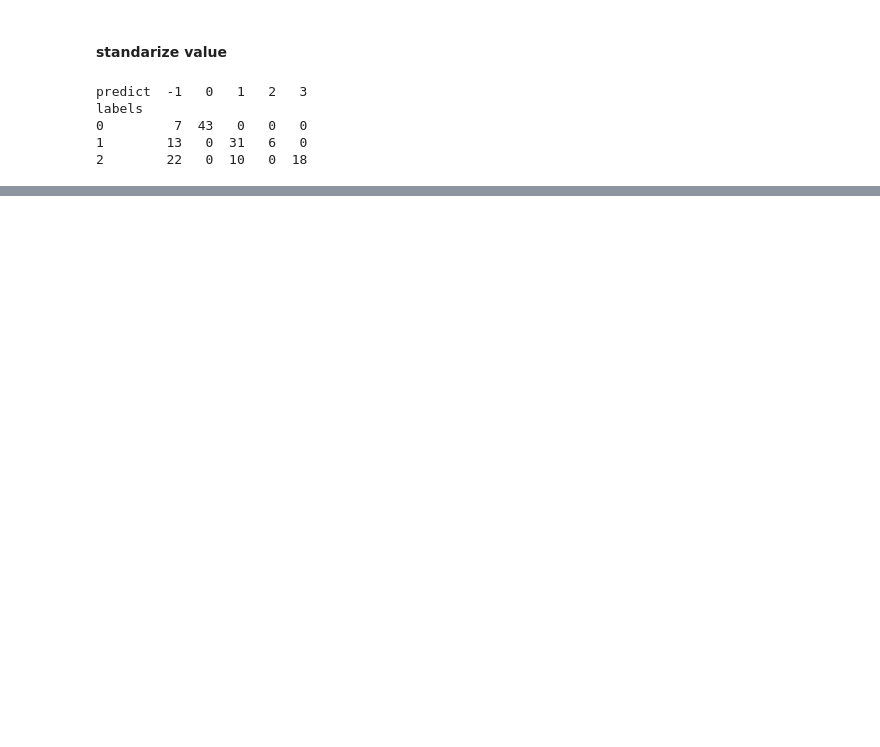
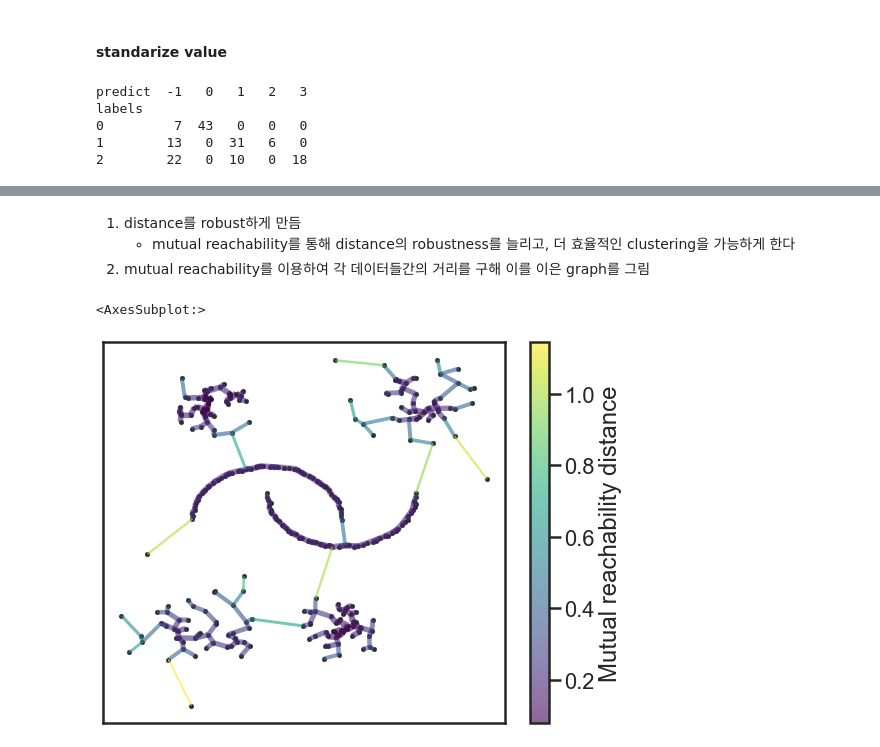
Before and after one commit to Jung-jieun/blog, a Jupyter notebook: DBSCAN.ipynb, the cells around one changed output, grey strips where cells are left out. Saved outputs shown, nothing was run; the diff lists cells and outputs as text; code cells hidden in the pictures; blank space fills up the shorter version.

```diff
--- a/DBSCAN.ipynb
+++ b/DBSCAN.ipynb
@@ -111,0 +154,10 @@ labels
+# %% [markdown]
+1. distance를 robust하게 만듬
+    - mutual reachability를 통해 distance의 robustness를 늘리고, 더 효율적인 clustering을 가능하게 한다
+2. mutual reachability를 이용하여 각 데이터들간의 거리를 구해 이를 이은 graph를 그림
+# %%
+clusterer.minimum_spanning_tree_.plot(edge_cmap='viridis', edge_alpha=0.6, node_size=10, edge_linewidth=2)
+# distance(mutual reachability)가 weight인 그래프
+# %% [output]
+<AxesSubplot:>
+[figure, added]
```
Also changed, not shown: parts of 31 cells of this notebook.
